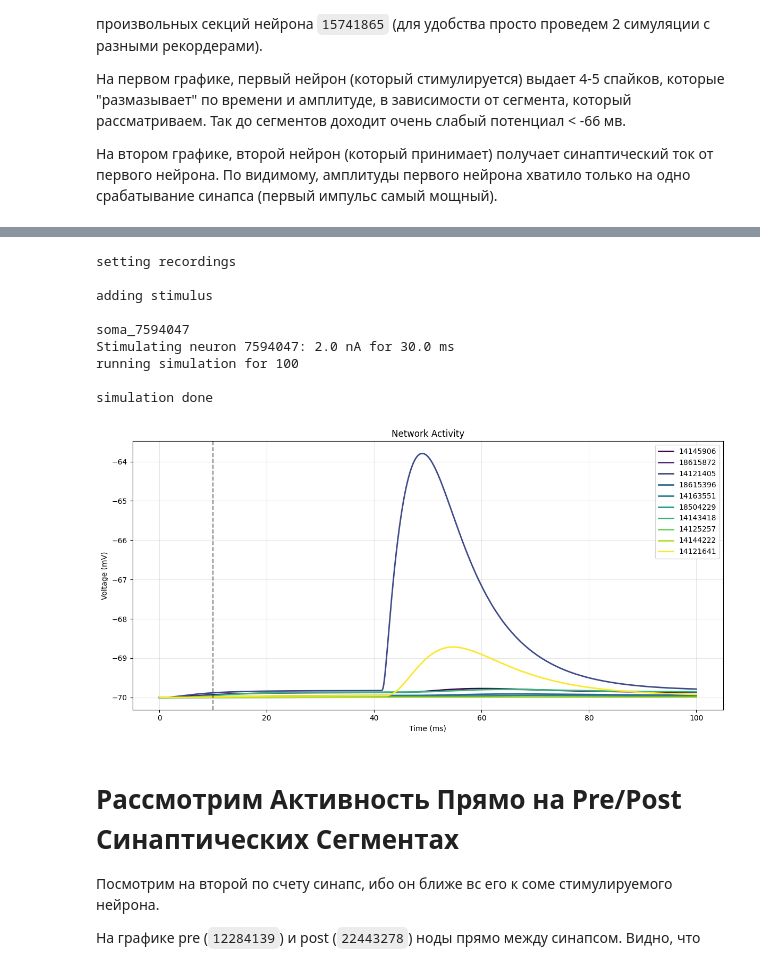
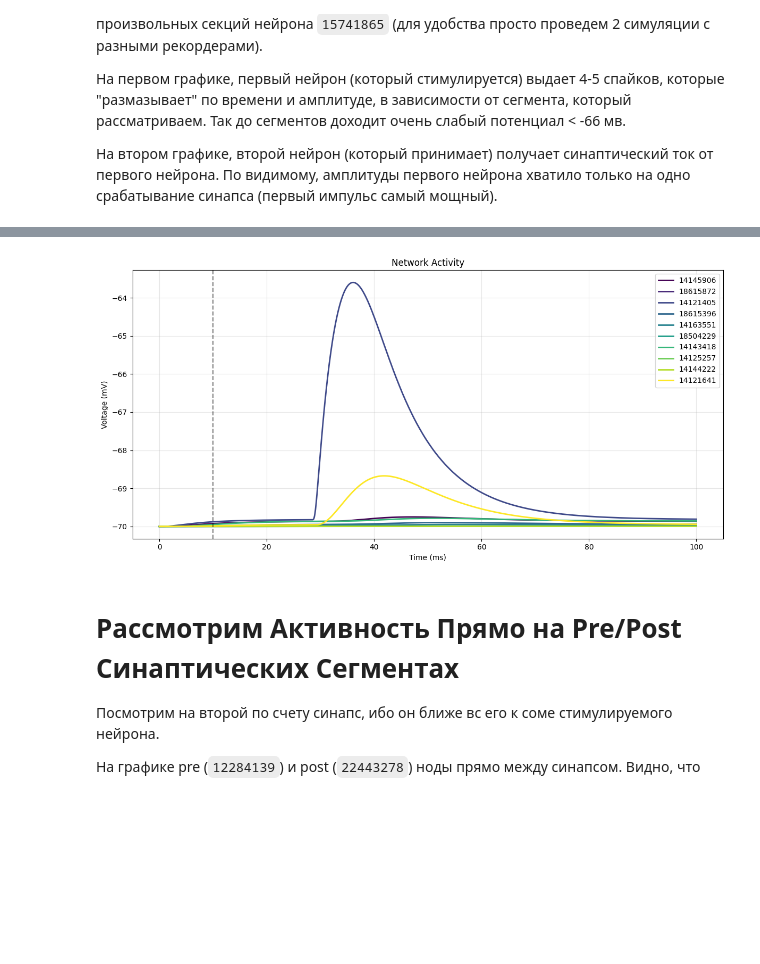
Before and after one commit to Leon-Parepko/Drosophila-Larvae-Simulation, a Jupyter notebook: Leon/Examples/NEURON_With_Wrapper.ipynb, the cells around one changed output, grey strips where cells are left out. Saved outputs shown, nothing was run; the diff lists cells and outputs as text; code cells hidden in the pictures; blank space fills up the shorter version.

Commit message:
Add NEURON wrapper (based on Ademas code) and update example of this wrapper usage.

```diff
--- a/Leon/Examples/NEURON_With_Wrapper.ipynb
+++ b/Leon/Examples/NEURON_With_Wrapper.ipynb
@@ -415,10 +14,45 @@ def plot_results(t, voltages):
 Тут мы создаем сеть из нейрона `7594047`, `15741865`. Согласно графу, тут имеется 4 синапсов из первого нейрона во второй (в обратную сторону их нет). По этому далее будем стимулировать `7594047`.
 ![image.png](attachment:fe2cb816-8b2d-485d-8785-81b973b9b449.png)
 # %%
-net = Network(['7594047', '15741865'])
+neuron_ids = ['7594047', '15741865']
+
+net = Network(neuron_ids)
 net.load_graphs()
-net.build_sections()
+
+soma_params = {
+    'L': 20,            # длина
+    'diam': 20,         # диаметр
+    'Ra': 100,          # аксиальное сопротивление
+    'cm': 1,            # емкость мембраны
+
+    'gnabar_hh': 0.12,  # проводимость натриевых каналов
+    'gkbar_hh': 0.036,  # проводимость калиевых каналов
+    'gl_hh': 0.0003,    # утечка (leak) проводимость
+    'el_hh': -54.3      # обратный потенциал утечки
+}
+dend_params = {
+    'L': 50.0,          # длина
+    'diam': 2.0,        # диаметр
+    'Ra': 100.0,        # сопротивление
+    'cm': 1.0,          # емкость
+
+    'g_pas': 0.0001,    # пассивная проводимость
+    'e_pas': -70.0      # обратный потенциал
+}
+net.build_sections(soma_params=soma_params, dendrite_params=dend_params)
 net.connect_morphology()
-net.build_synapses()
+
+
+syn_params = {
+    'tau1': 0.5,        # время нарастания
+    'tau2': 2.0,        # время спада
+    'e': 0.0             # обратный потенциал (возбуждающий)
+}
+netcon_params = {
+    'threshold': -69.8,  # порог (мВ) *это просто чтоб показать работоспособность
+    'weight': 0.5,       # вес синапса (микросименсы)
+    'delay': 3.0         # задержка (мс)
+}
+net.build_synapses(synapse_params=syn_params, netcon_params=netcon_params)
 # %% [output]
 number of neurons: 2
@@ -527,26 +107,17 @@ simulation done
 # %%
 # это для нейрона 15741865
 n2_sections=["14145906", "18615872", "14121405", "18615396", "14163551", "18504229", "14143418", "14125257", "14144222", "14121641"]
 
 # Configure the simulation
 net.setup_recording(sections=n2_sections)
 net.setup_stimulus(neurons=["7594047"], start_time=10, duration=30, amplitude=2)
 
 # запускаем симуляцию
 t, voltages = net.run(duration=100)
-plot_results(t, voltages)
+net.plot_results(t, voltages)
 net.reset()
 # %% [output]
-setting recordings
-
-adding stimulus
-
-soma_7594047
-Stimulating neuron 7594047: 2.0 nA for 30.0 ms
-running simulation for 100
-
-simulation done
-[figure, old version]
+[figure, new version]
 # %% [markdown]
 # Рассмотрим Активность Прямо на Pre/Post Синаптических Сегментах
 
```
Also changed, not shown: parts of 7 cells of this notebook, 2 other files.
